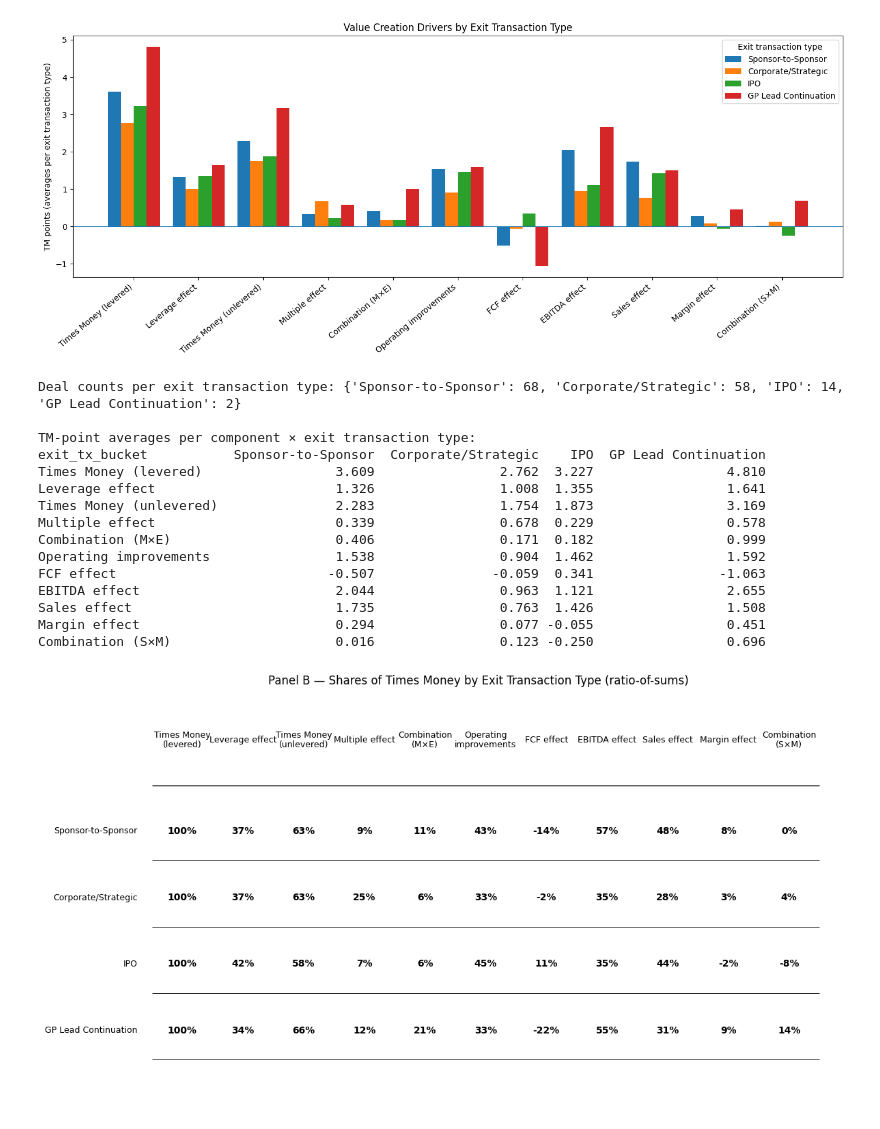
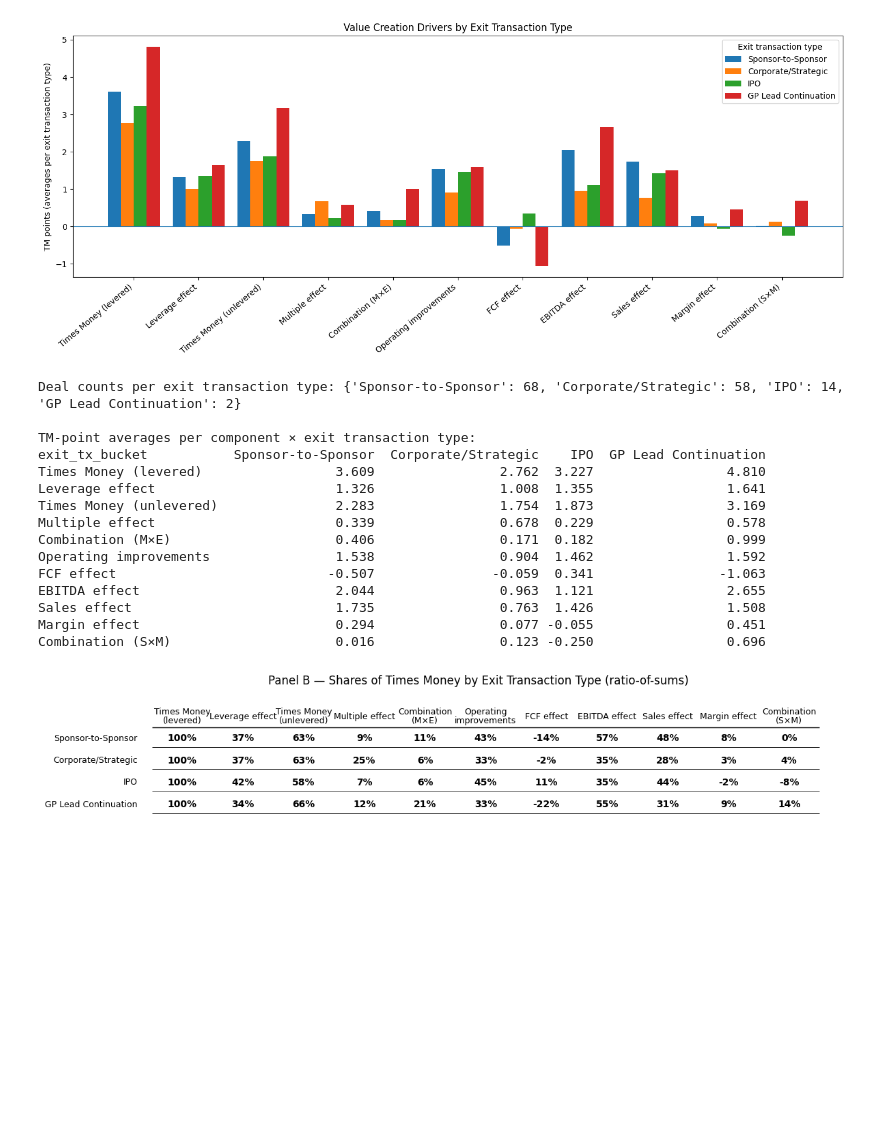
Before and after one commit to mgilch/BeyondTheBuyout_ValueCreation, a Jupyter notebook: ValueCreation/ValueCreationBreakdown/05ByExitTransaction/ValueCreationByExitTransaction.ipynb, the cells around one changed output. Drawn from its saved outputs; the diff is of its cells as text; code cells hidden in the pictures; blank space fills up the shorter version.

```diff
--- a/ValueCreation/ValueCreationBreakdown/05ByExitTransaction/ValueCreationByExitTransaction.ipynb
+++ b/ValueCreation/ValueCreationBreakdown/05ByExitTransaction/ValueCreationByExitTransaction.ipynb
@@ -205,16 +205,16 @@ rows    = bucket_order
 
 n_cols = len(headers)
 n_rows = len(rows)
-fig_h  = 3.6 + (n_rows-1) * 1.0
+fig_h  = 3.0 + (n_rows-1) * 0.25
 fig, ax = plt.subplots(figsize=(12, fig_h))
 ax.set_axis_off()
 
 left_margin, right_margin = 0.05, 0.97
 xs = left_margin + (np.arange(n_cols) + 0.5) * (right_margin - left_margin) / n_cols
 
-y_header = 0.88
-row_start = 0.66
-row_gap   = 0.16
+y_header = 0.88 #0.88
+row_start = 0.78 #0.66
+row_gap   = 0.1 #0.16
 ys = [row_start - i*row_gap for i in range(n_rows)]
 
 wrap_w = 16
@@ -233,31 +233,31 @@ for y_pos, r in zip(ys, rows):
         ax.text(x_pos, y_pos, f"{val:.0f}%", ha="center", va="center",
                 fontsize=10, fontweight="bold", transform=ax.transAxes)
 
 sep_top = (y_header + ys[0]) / 2
 ax.hlines([sep_top], xmin=left_margin, xmax=right_margin,
           colors="black", linewidth=1.0, transform=ax.transAxes)
 for y_pos in ys:
     ax.hlines([y_pos - row_gap/2 + 0.01], xmin=left_margin, xmax=right_margin,
               colors="black", linewidth=0.6, transform=ax.transAxes)
 
 ax.set_title("Panel B — Shares of Times Money by Exit Transaction Type (ratio-of-sums)", pad=6)
 fig.tight_layout()
 plt.show()
 # %% [output]
 [figure]
 Deal counts per exit transaction type: {'Sponsor-to-Sponsor': 68, 'Corporate/Strategic': 58, 'IPO': 14, 'GP Lead Continuation': 2}
 
 TM-point averages per component × exit transaction type:
 exit_tx_bucket           Sponsor-to-Sponsor  Corporate/Strategic    IPO  GP Lead Continuation
 Times Money (levered)                 3.609                2.762  3.227                 4.810
 Leverage effect                       1.326                1.008  1.355                 1.641
 Times Money (unlevered)               2.283                1.754  1.873                 3.169
 Multiple effect                       0.339                0.678  0.229                 0.578
 Combination (M×E)                     0.406                0.171  0.182                 0.999
 Operating improvements                1.538                0.904  1.462                 1.592
 FCF effect                           -0.507               -0.059  0.341                -1.063
 EBITDA effect                         2.044                0.963  1.121                 2.655
 Sales effect                          1.735                0.763  1.426                 1.508
 Margin effect                         0.294                0.077 -0.055                 0.451
 Combination (S×M)                     0.016                0.123 -0.250                 0.696
-[figure, old version]
+[figure, new version]
```
Also changed, not shown: parts of 1 cell of this notebook, 9 other files.
